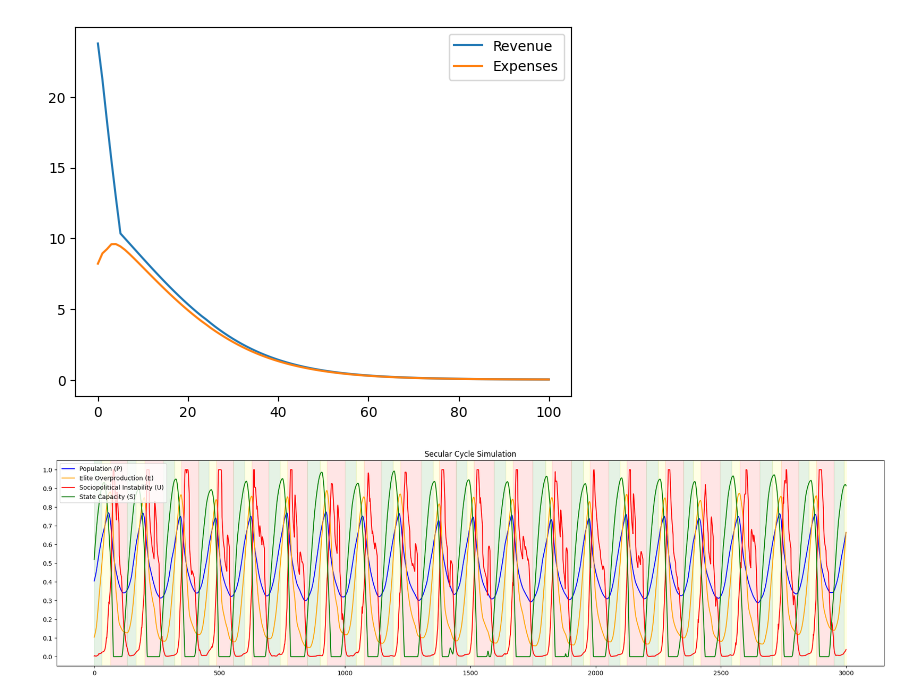
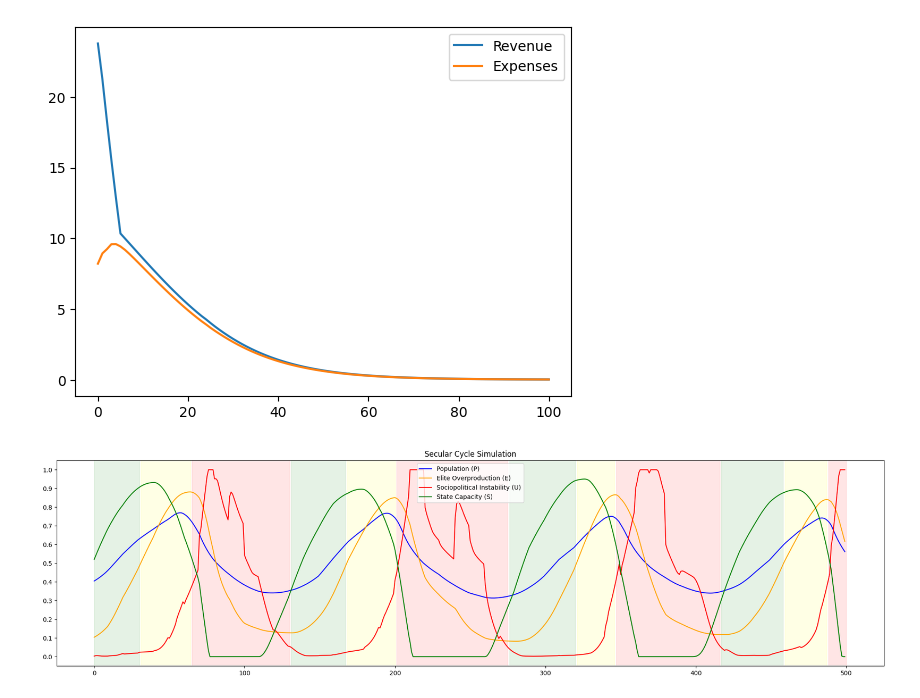
Before and after one commit to Strategy-Gamer/rota-fortunae, a Jupyter notebook: Planning/secular_cycles.ipynb, the cells around one changed output. Saved outputs shown, nothing was run; the diff lists cells and outputs as text; code cells hidden in the pictures.

```diff
--- a/Planning/secular_cycles.ipynb
+++ b/Planning/secular_cycles.ipynb
@@ -1254,35 +856,35 @@ def plot_simulation(
     plt.yticks([0.0, 0.1, 0.2, 0.3, 0.4, 0.5, 0.6, 0.7, 0.8, 0.9, 1.0])
     plt.plot(P_history, label="Population (P)", color='blue')
     plt.plot(E_history, label="Elite Overproduction (E)", color='orange')
     plt.plot(U_history, label="Sociopolitical Instability (U)", color='red')
     plt.plot(S_history, label="State Capacity (S)", color='green')
     plot_phase_space(phase_history)
     plt.legend()
     plt.title("Secular Cycle Simulation")
     plt.show()
     pass
 
 random.seed(42)
 
 simple_sim = SimpleSim(
     P=0.4,
     E=0.1,
     S=0.5,
     dP_mult=1.0,
     dE_mult=1.0,
     dS_mult=1.0,
     dP_nmult=0.5,
     dE_nmult=0.5,
     dS_nmult=2.0
 )
-for t in range(3000):
+for t in range(500):
     simple_sim.step(t, randomness=0.2)
 
 plot_simulation(
     simple_sim.P_history, simple_sim.E_history, simple_sim.U_e_history, simple_sim.S_history, simple_sim.phase_history
 )
 # %% [output]
-[figure, old version]
+[figure, new version]
 # %%
 # Recombined Model for Secular Cycles
 # This model takes the former simulation and adds the core feedback loops from the simple model to create a complex, realistic, and faithful model of secular cycles.
```
Also changed, not shown: parts of 28 cells of this notebook, 5 other files.
